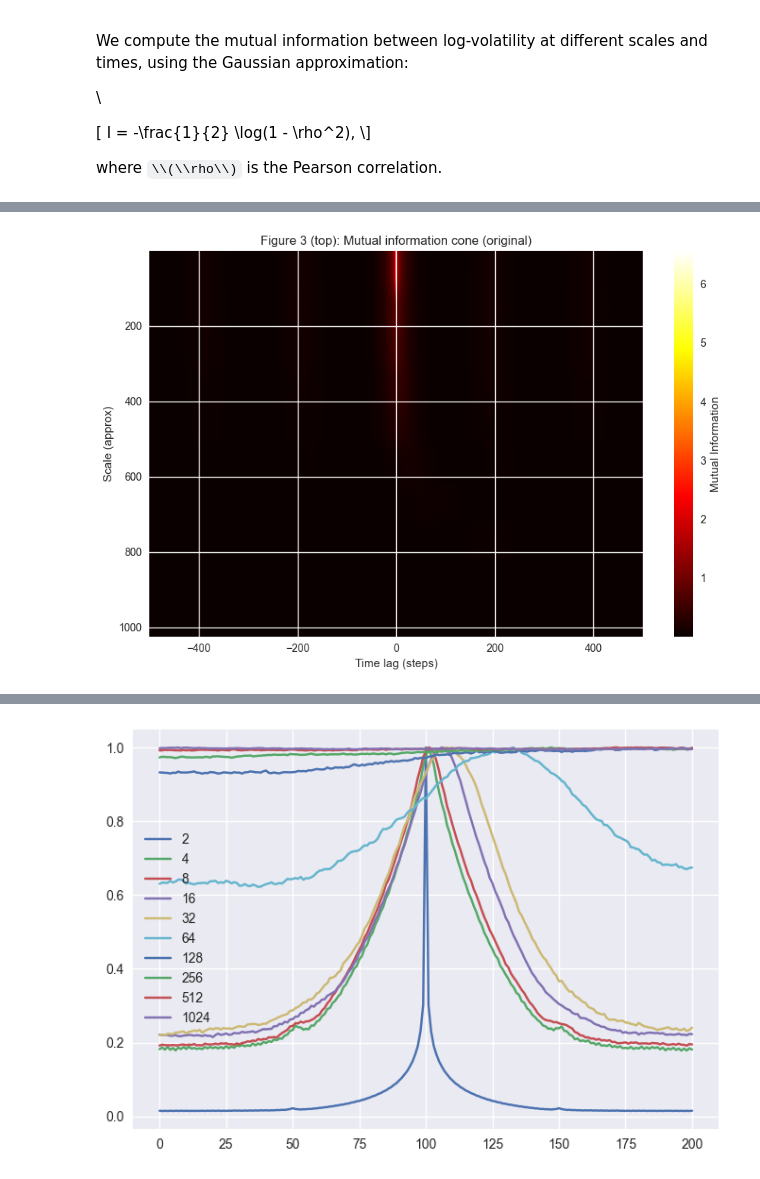
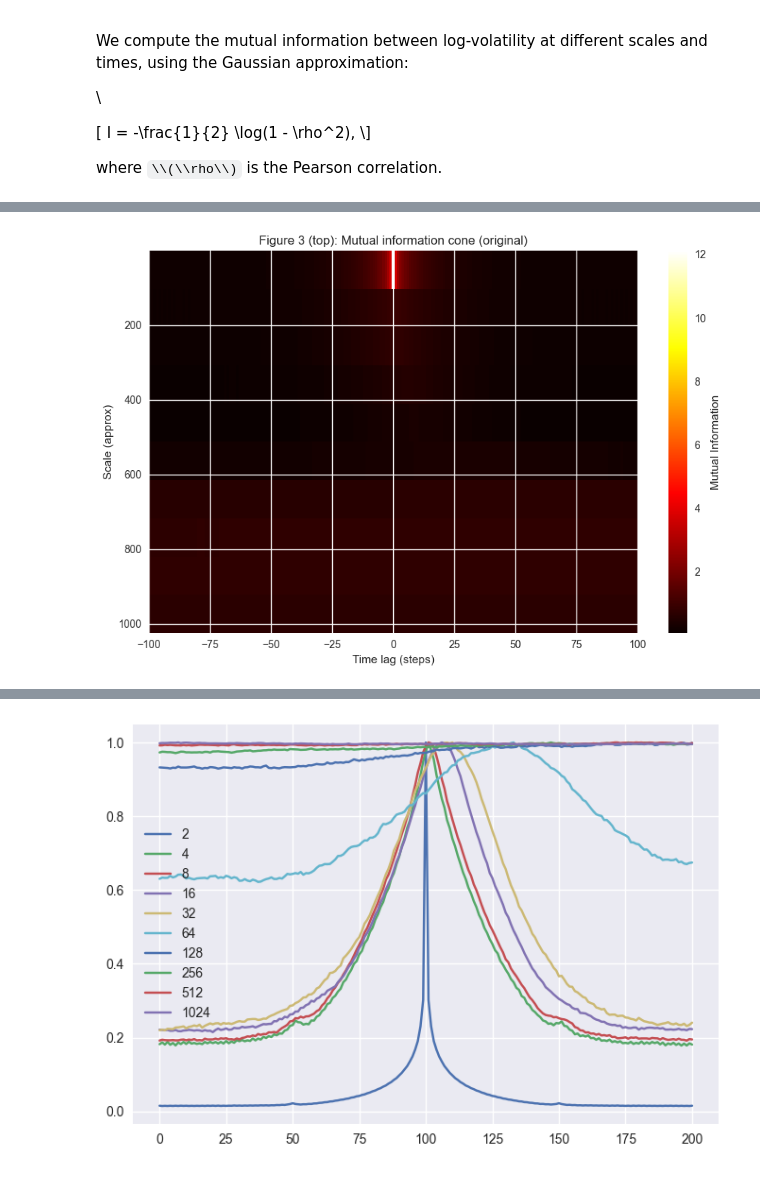
Before and after one commit to filipchudzynski/stock-market-non-gaussianity-analyzer_v2, a Jupyter notebook: paper_simulation.ipynb, the cells around one changed output, grey strips where cells are left out. Drawn from its saved outputs; the diff is of its cells as text; code cells hidden in the pictures; some formulas as TeX source.

Commit message:
https://github.com/filipchudzynski/stock-market-non-gaussianity-analyzer_v2/issues/27

```diff
--- a/paper_simulation.ipynb
+++ b/paper_simulation.ipynb
@@ -353,40 +349,77 @@ I = -\\frac{1}{2} \\log(1 - \\rho^2),
 
 where \\(\\rho\\) is the Pearson correlation.
 # %%
+import numpy as np
 from sklearn.feature_selection import mutual_info_regression
-from scipy.stats import pearsonr
+import multiprocess as mp
 
-def mi_gaussian(x, y):
-    r, _ = pearsonr(x, y)
-    r = np.clip(r, -0.999999, 0.999999)
-    return -0.5 * np.log(1 - r**2)  # nats
-
-max_time_lag = 500
+# -----------------------------
+# 1. Precompute centered series
+# -----------------------------
+max_time_lag = 100
 ref_idx = 0  # smallest scale as reference
 
-w_a_centered_list = []
-for log_vol in log_vol_series:
-    w_a_centered_list.append(log_vol - np.mean(log_vol))
-
+w_a_centered_list = [log_vol - np.mean(log_vol) for log_vol in log_vol_series]
 w_ref = w_a_centered_list[ref_idx]
 
 I_map = np.zeros((len(scales), 2*max_time_lag+1))
 
-for s_idx in range(len(scales)):
-    w_other = w_a_centered_list[s_idx]
-    print(f"scale {scales[s_idx]}")
-    for dt in range(-max_time_lag, max_time_lag+1):
-        if dt >= 0:
-            x = w_other[:-dt or None]
-            y = w_ref[dt:]
-        else:
-            x = w_other[-dt:]
-            y = w_ref[:dt or None]
-        if len(x) < 10:
-            I = 0
-        else:
-            I = mi_gaussian(x, y)
-        I_map[s_idx, dt + max_time_lag] = I
+# -----------------------------
+# 2. Worker function
+# -----------------------------
+def compute_I(args):
+    """
+    args = (s_idx, dt, w_a_centered_list, w_ref)
+    Everything is passed explicitly so workers don't rely on notebook globals.
+    """
+    import numpy as np
+    from sklearn.feature_selection import mutual_info_regression
+
+    s_idx, dt, w_list, w_ref_local = args
+
+    w_other = w_list[s_idx]
+
+    # Align time series depending on lag
+    if dt >= 0:
+        x = w_other[:-dt or None]
+        y = w_ref_local[dt:]
+    else:
+        x = w_other[-dt:]
+        y = w_ref_local[:dt or None]
+
+    # Too short → skip
+    if len(x) < 10:
+        return 0.0
+
+    # Compute MI
+    I = mutual_info_regression(x.reshape(-1,1), y, n_jobs=1)
+    return float(I[0])
+
+# -----------------------------
+# 3. Build task list
+# -----------------------------
+tasks = [
+    (s_idx, dt, w_a_centered_list, w_ref)
+    for s_idx in range(len(scales))
+    for dt in range(-max_time_lag, max_time_lag+1)
+]
+print(len(tasks))
+# -----------------------------
+# 4. Run multiprocessing
+# -----------------------------
+results = []
+with mp.Pool(mp.cpu_count()) as pool:
+    for i, result in enumerate(pool.imap(compute_I, tasks)):
+        results.append(result)
+        if i%100=0:
+            print(f"Progress: {i + 1}/{len(tasks)}")
+
+# -----------------------------
+# 5. Fill I_map
+# -----------------------------
+for i, (s_idx, dt, _, _) in enumerate(tasks):
+    I_map[s_idx, dt + max_time_lag] = results[i]
+
 
 
 plt.figure(figsize=(9, 6))
@@ -412,4 +452,4 @@ scale 1024
-[figure, old version]
+[figure, new version]
 # %%
 
 plt.figure(figsize=(9, 6))
```
Also changed, not shown: parts of 6 cells of this notebook.
